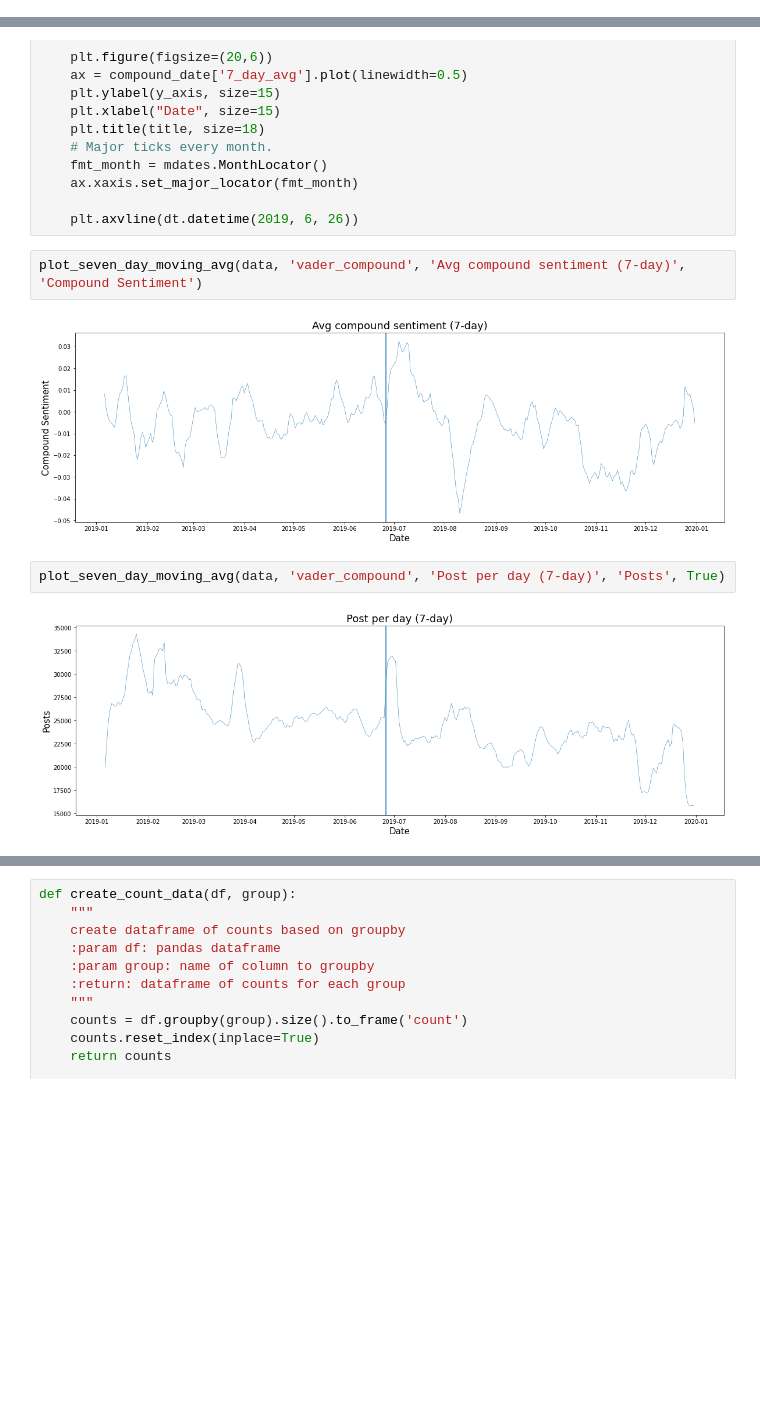
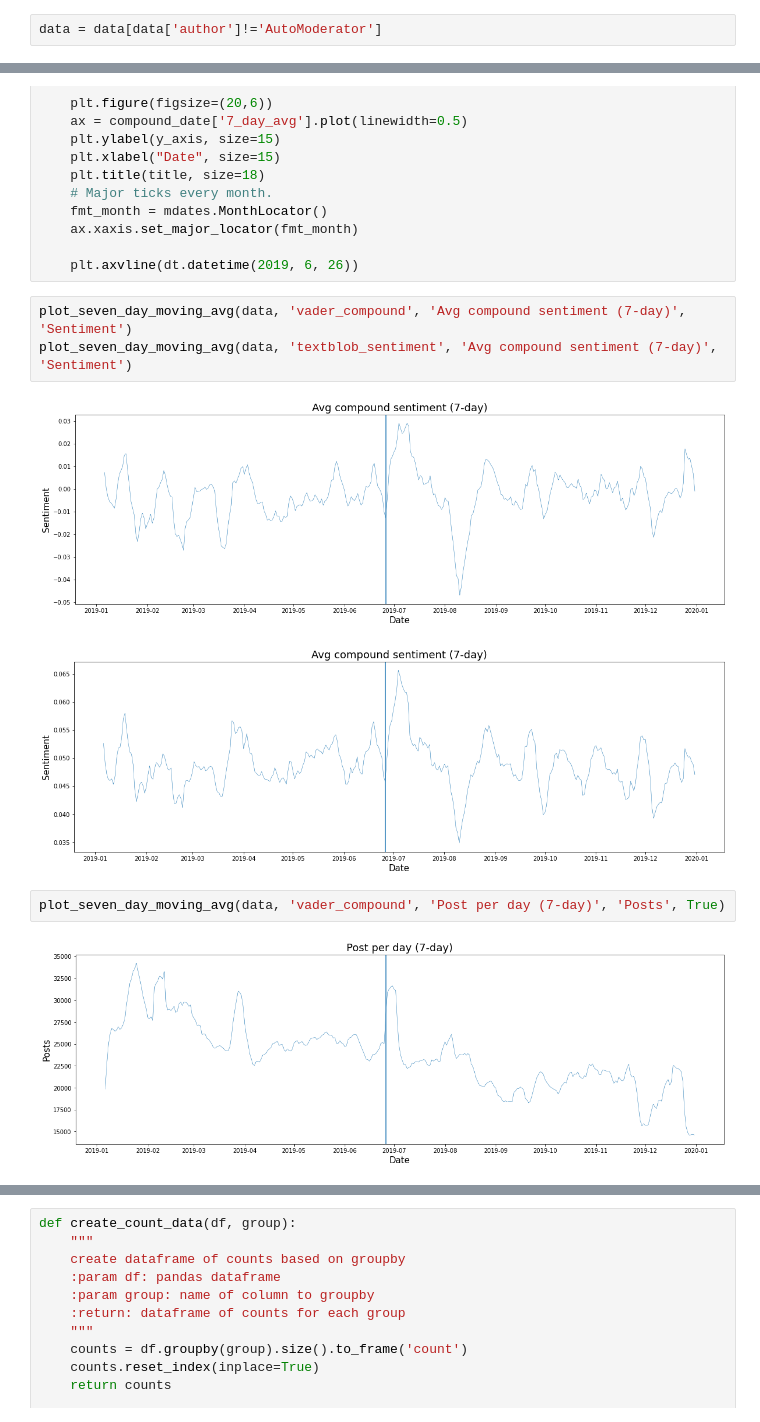
Before and after one commit to npg-mmilosh-cji/RedditQuarantineNLP, a Jupyter notebook: core/analysis/sentiment_analysis/Review Sentiment Analysis.ipynb, the cells around one changed output, grey strips where cells are left out. Saved outputs shown, nothing was run; the diff lists cells and outputs as text; blank space fills up the shorter version.

```diff
--- a/core/analysis/sentiment_analysis/Review Sentiment Analysis.ipynb
+++ b/core/analysis/sentiment_analysis/Review Sentiment Analysis.ipynb
@@ -94,6 +112,8 @@ data = data.merge(posts_df, left_index = True, right_index = True, how = 'left')
 # %%
 data['date'] = pd.to_datetime(data['created_date'], format='%Y-%m-%d')
 data['date'] = data['date'].dt.date
+# %%
+data = data[data['author']!='AutoModerator']
 # %%
 def plot_seven_day_moving_avg(df, col, title, y_axis, counts=False):
 
@@ -119,10 +139,12 @@ def plot_seven_day_moving_avg(df, col, title, y_axis, counts=False):
 
     plt.axvline(dt.datetime(2019, 6, 26))
 # %%
-plot_seven_day_moving_avg(data, 'vader_compound', 'Avg compound sentiment (7-day)', 'Compound Sentiment')
+plot_seven_day_moving_avg(data, 'vader_compound', 'Avg compound sentiment (7-day)', 'Sentiment')
+plot_seven_day_moving_avg(data, 'textblob_sentiment', 'Avg compound sentiment (7-day)', 'Sentiment')
 # %% [output]
-[figure, old version]
+[figure, new version]
+[figure, added]
 # %%
 plot_seven_day_moving_avg(data, 'vader_compound', 'Post per day (7-day)', 'Posts', True)
 # %% [output]
-[figure, old version]
+[figure, new version]
```
Also changed, not shown: parts of 31 cells of this notebook.
